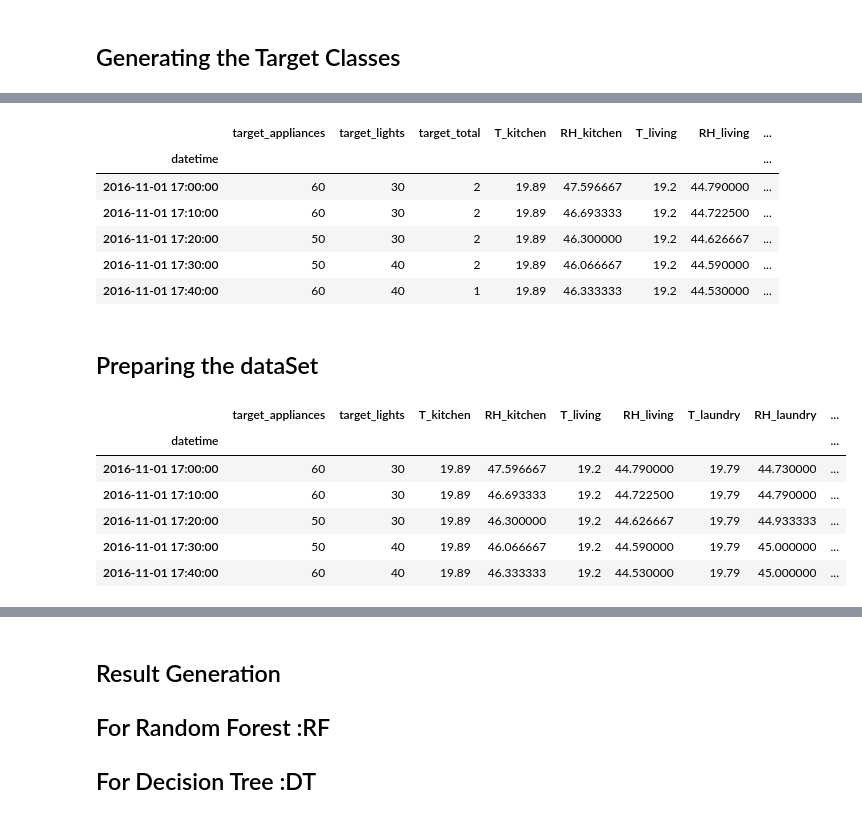
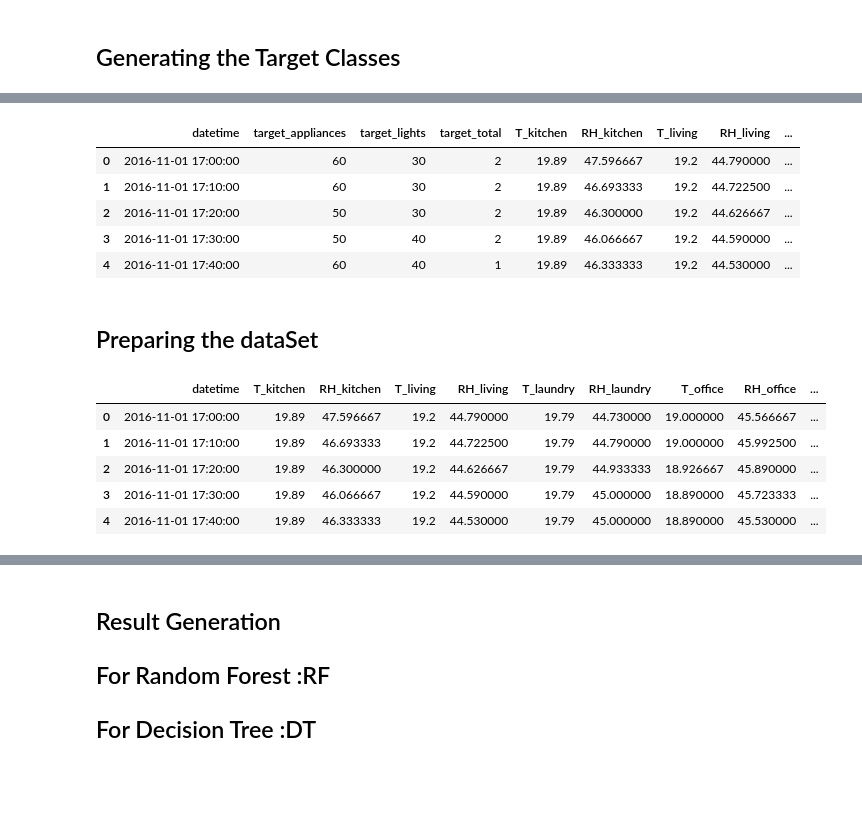
Before and after one commit to khaled9910070/ML_Assignment2, a Jupyter notebook: energyprice.ipynb, the cells around one changed output, grey strips where cells are left out. Cells and saved outputs as stored; diff of their text form; code cells hidden in the pictures; blank space fills up the shorter version.

```diff
--- a/energyprice.ipynb
+++ b/energyprice.ipynb
@@ -117,3 +135,13 @@ df.head()
 | 2016-11-01 17:20:00 | 50 | 30 | 80 | 19.89 | 46.300000 | 19.2 | 44.626667 | ... |
 | 2016-11-01 17:30:00 | 50 | 40 | 90 | 19.89 | 46.066667 | 19.2 | 44.590000 | ... |
 | 2016-11-01 17:40:00 | 60 | 40 | 100 | 19.89 | 46.333333 | 19.2 | 44.530000 | ... |
+# %%
+df3=df2.copy()
+df3['powerConsumed_kwHr']=df3.target_total*10/60/1000
+df3=df3.reset_index()
+df3['datetime'] = pd.to_datetime(df3['datetime'])
+df3.datetime.dtype
+x=df3.groupby(df3.datetime.dt.month).agg({'powerConsumed_kwHr':'sum'})
+y=df3.groupby(df3.datetime.dt.month).agg({'T_out':'mean'})
+df3.drop(['random1','random2'],axis=1,inplace=True)
+df3.head()
@@ -161,5 +228,5 @@ df.describe()
 | 75% | 100.000000 | 0.000000 | 100.000000 | 22.600000 | 43.066667 | 21.500000 | 43.260000 | 23.290000 | ... |
 | max | 1080.000000 | 70.000000 | 1110.000000 | 26.260000 | 63.360000 | 29.856667 | 56.026667 | 29.236000 | ... |
 # %%
-x=df.target_lights.value_counts()
+x=df3.target_lights.value_counts()
 # %%
@@ -234,6 +303,7 @@ def generateClass(x):
     else :
         return 1
 # %%
-df.target_total=df.target_total.apply(generateClass)
-df.target_total.head()
+df4=df3.copy()
+df4.target_total=df4.target_total.apply(generateClass)
+df4.target_total.head()
 # %% [output]
@@ -246,26 +315,25 @@ datetime
 Name: target_total, dtype: int64
 # %%
 
-df.head()
+df4.head()
 # %% [output]
-|  | target_appliances | target_lights | target_total | T_kitchen | RH_kitchen | T_living | RH_living | ... |
-| datetime |  |  |  |  |  |  |  | ... |
-| 2016-11-01 17:00:00 | 60 | 30 | 2 | 19.89 | 47.596667 | 19.2 | 44.790000 | ... |
-| 2016-11-01 17:10:00 | 60 | 30 | 2 | 19.89 | 46.693333 | 19.2 | 44.722500 | ... |
-| 2016-11-01 17:20:00 | 50 | 30 | 2 | 19.89 | 46.300000 | 19.2 | 44.626667 | ... |
-| 2016-11-01 17:30:00 | 50 | 40 | 2 | 19.89 | 46.066667 | 19.2 | 44.590000 | ... |
-| 2016-11-01 17:40:00 | 60 | 40 | 1 | 19.89 | 46.333333 | 19.2 | 44.530000 | ... |
+|  | datetime | target_appliances | target_lights | target_total | T_kitchen | RH_kitchen | T_living | RH_living | ... |
+| 0 | 2016-11-01 17:00:00 | 60 | 30 | 2 | 19.89 | 47.596667 | 19.2 | 44.790000 | ... |
+| 1 | 2016-11-01 17:10:00 | 60 | 30 | 2 | 19.89 | 46.693333 | 19.2 | 44.722500 | ... |
+| 2 | 2016-11-01 17:20:00 | 50 | 30 | 2 | 19.89 | 46.300000 | 19.2 | 44.626667 | ... |
+| 3 | 2016-11-01 17:30:00 | 50 | 40 | 2 | 19.89 | 46.066667 | 19.2 | 44.590000 | ... |
+| 4 | 2016-11-01 17:40:00 | 60 | 40 | 1 | 19.89 | 46.333333 | 19.2 | 44.530000 | ... |
 # %% [markdown]
 ## Preparing the dataSet
 # %%
-df_feature=df.drop(['target_total'],axis=1)
+df5=df4.copy()
+df5_feature=df5.drop(['target_total','target_appliances','target_lights'],axis=1)
 # %%
-df_feature.head()
+df5_feature.head()
 # %% [output]
-|  | target_appliances | target_lights | T_kitchen | RH_kitchen | T_living | RH_living | T_laundry | RH_laundry | ... |
-| datetime |  |  |  |  |  |  |  |  | ... |
-| 2016-11-01 17:00:00 | 60 | 30 | 19.89 | 47.596667 | 19.2 | 44.790000 | 19.79 | 44.730000 | ... |
-| 2016-11-01 17:10:00 | 60 | 30 | 19.89 | 46.693333 | 19.2 | 44.722500 | 19.79 | 44.790000 | ... |
-| 2016-11-01 17:20:00 | 50 | 30 | 19.89 | 46.300000 | 19.2 | 44.626667 | 19.79 | 44.933333 | ... |
-| 2016-11-01 17:30:00 | 50 | 40 | 19.89 | 46.066667 | 19.2 | 44.590000 | 19.79 | 45.000000 | ... |
-| 2016-11-01 17:40:00 | 60 | 40 | 19.89 | 46.333333 | 19.2 | 44.530000 | 19.79 | 45.000000 | ... |
+|  | datetime | T_kitchen | RH_kitchen | T_living | RH_living | T_laundry | RH_laundry | T_office | RH_office | ... |
+| 0 | 2016-11-01 17:00:00 | 19.89 | 47.596667 | 19.2 | 44.790000 | 19.79 | 44.730000 | 19.000000 | 45.566667 | ... |
+| 1 | 2016-11-01 17:10:00 | 19.89 | 46.693333 | 19.2 | 44.722500 | 19.79 | 44.790000 | 19.000000 | 45.992500 | ... |
+| 2 | 2016-11-01 17:20:00 | 19.89 | 46.300000 | 19.2 | 44.626667 | 19.79 | 44.933333 | 18.926667 | 45.890000 | ... |
+| 3 | 2016-11-01 17:30:00 | 19.89 | 46.066667 | 19.2 | 44.590000 | 19.79 | 45.000000 | 18.890000 | 45.723333 | ... |
+| 4 | 2016-11-01 17:40:00 | 19.89 | 46.333333 | 19.2 | 44.530000 | 19.79 | 45.000000 | 18.890000 | 45.530000 | ... |
```
Also changed, not shown: parts of 60 cells of this notebook.
